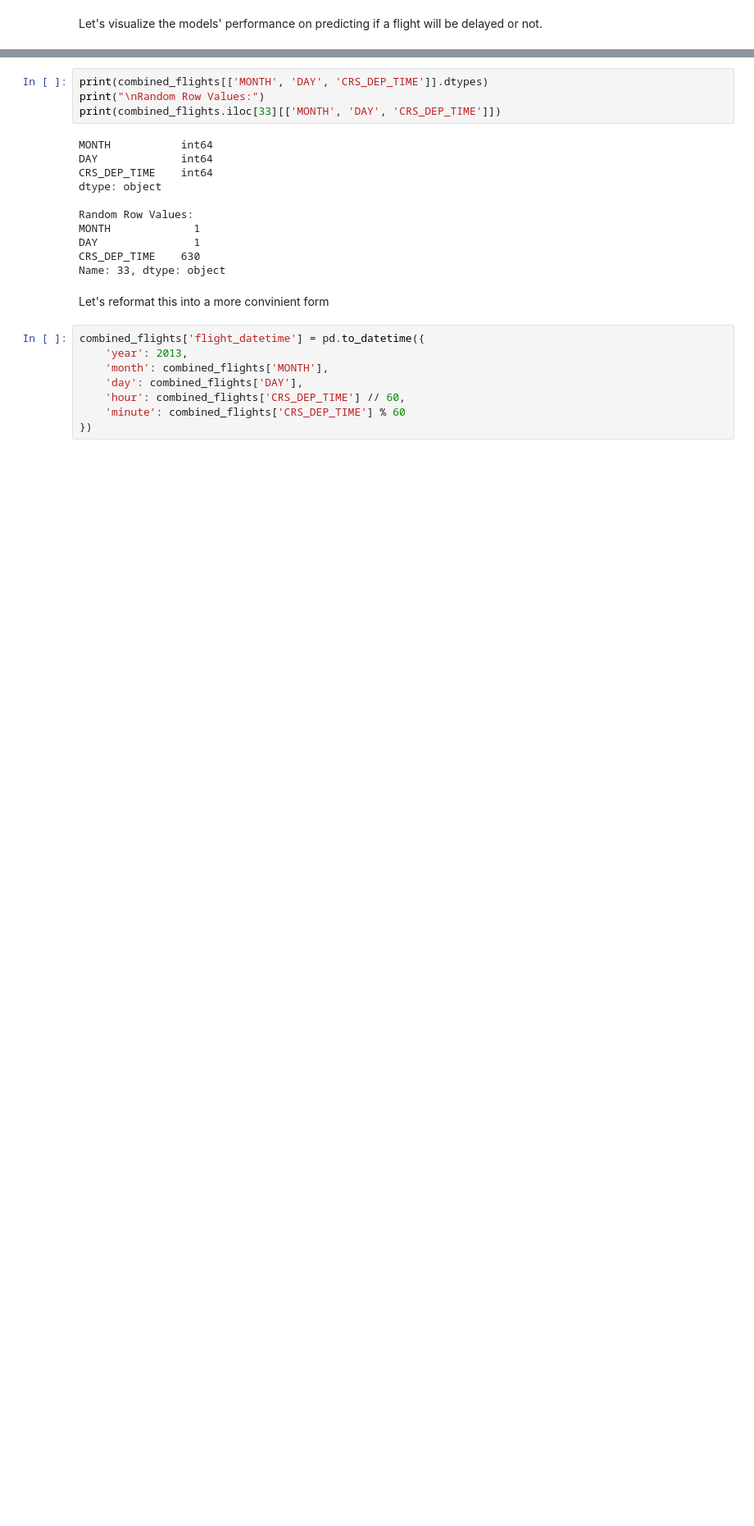
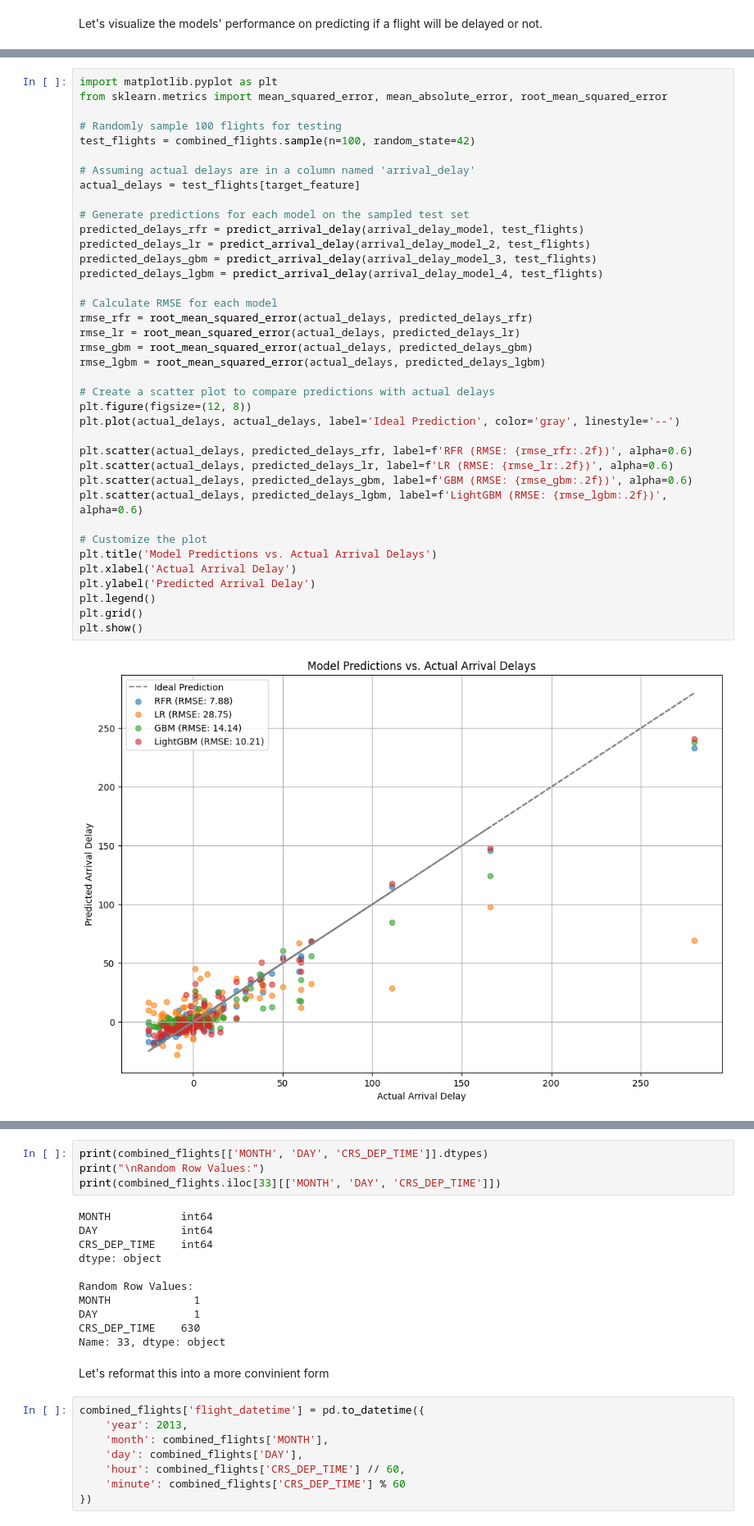
Before and after one commit to importb/predicting-flight-delays, a Jupyter notebook: Machine_Learning.ipynb, the cells around one changed output, grey strips where cells are left out. Shown at 82% size. Saved outputs shown, nothing was run; the diff lists cells and outputs as text; blank space fills up the shorter version.

```diff
--- a/Machine_Learning.ipynb
+++ b/Machine_Learning.ipynb
@@ -588,3 +508,43 @@ plt.show()
+# %%
+import matplotlib.pyplot as plt
+from sklearn.metrics import mean_squared_error, mean_absolute_error, root_mean_squared_error
+
+# Randomly sample 100 flights for testing
+test_flights = combined_flights.sample(n=100, random_state=42)
+
+# Assuming actual delays are in a column named 'arrival_delay'
+actual_delays = test_flights[target_feature]
+
+# Generate predictions for each model on the sampled test set
+predicted_delays_rfr = predict_arrival_delay(arrival_delay_model, test_flights)
+predicted_delays_lr = predict_arrival_delay(arrival_delay_model_2, test_flights)
+predicted_delays_gbm = predict_arrival_delay(arrival_delay_model_3, test_flights)
+predicted_delays_lgbm = predict_arrival_delay(arrival_delay_model_4, test_flights)
+
+# Calculate RMSE for each model
+rmse_rfr = root_mean_squared_error(actual_delays, predicted_delays_rfr)
+rmse_lr = root_mean_squared_error(actual_delays, predicted_delays_lr)
+rmse_gbm = root_mean_squared_error(actual_delays, predicted_delays_gbm)
+rmse_lgbm = root_mean_squared_error(actual_delays, predicted_delays_lgbm)
+
+# Create a scatter plot to compare predictions with actual delays
+plt.figure(figsize=(12, 8))
+plt.plot(actual_delays, actual_delays, label='Ideal Prediction', color='gray', linestyle='--')
+
+plt.scatter(actual_delays, predicted_delays_rfr, label=f'RFR (RMSE: {rmse_rfr:.2f})', alpha=0.6)
+plt.scatter(actual_delays, predicted_delays_lr, label=f'LR (RMSE: {rmse_lr:.2f})', alpha=0.6)
+plt.scatter(actual_delays, predicted_delays_gbm, label=f'GBM (RMSE: {rmse_gbm:.2f})', alpha=0.6)
+plt.scatter(actual_delays, predicted_delays_lgbm, label=f'LightGBM (RMSE: {rmse_lgbm:.2f})', alpha=0.6)
+
+# Customize the plot
+plt.title('Model Predictions vs. Actual Arrival Delays')
+plt.xlabel('Actual Arrival Delay')
+plt.ylabel('Predicted Arrival Delay')
+plt.legend()
+plt.grid()
+plt.show()
+# %% [output]
+[figure, added]
 # %% [markdown]
 ## Feature engineering: number of concurrent flights: congestion level
 
```
Also changed, not shown: parts of 28 cells of this notebook.
